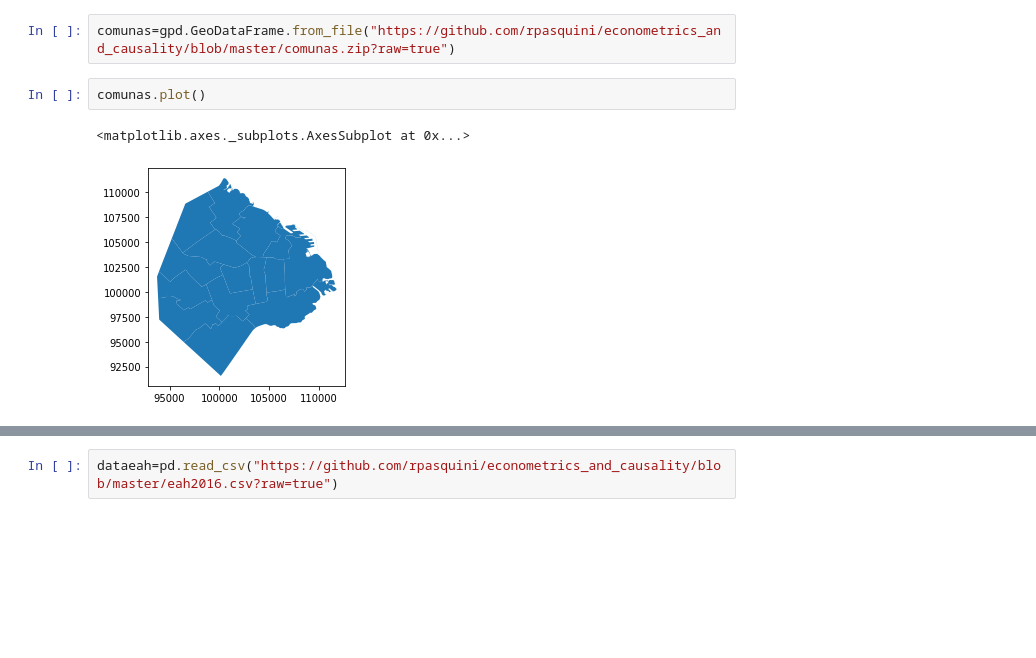
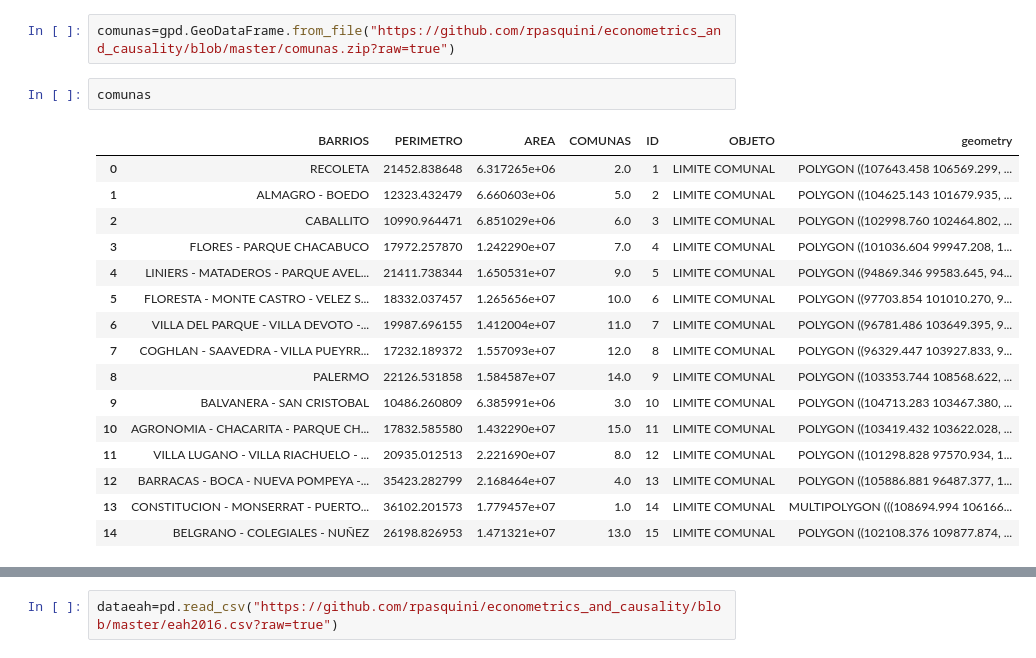
Before and after one commit to rpasquini/metodos_cuantitativos, a Jupyter notebook: 5_Modelos_de_Clasificacion.ipynb, the cells around one changed output, grey strips where cells are left out. Drawn from its saved outputs; the diff is of its cells as text; blank space fills up the shorter version.

```diff
--- a/5_Modelos_de_Clasificacion.ipynb
+++ b/5_Modelos_de_Clasificacion.ipynb
@@ -239,7 +237,21 @@ dedu_ter_o_mas     0.1626      0.087      1.869      0.062      -0.008       0.3
 # %%
 comunas=gpd.GeoDataFrame.from_file("https://github.com/rpasquini/econometrics_and_causality/blob/master/comunas.zip?raw=true")
 # %%
-comunas.plot()
+comunas
 # %% [output]
-<matplotlib.axes._subplots.AxesSubplot at 0x...>
-[figure, removed]
+|  | BARRIOS | PERIMETRO | AREA | COMUNAS | ID | OBJETO | geometry |
+| 0 | RECOLETA | 21452.838648 | 6.317265e+06 | 2.0 | 1 | LIMITE COMUNAL | POLYGON ((107643.458 106569.299, ... |
+| 1 | ALMAGRO - BOEDO | 12323.432479 | 6.660603e+06 | 5.0 | 2 | LIMITE COMUNAL | POLYGON ((104625.143 101679.935, ... |
+| 2 | CABALLITO | 10990.964471 | 6.851029e+06 | 6.0 | 3 | LIMITE COMUNAL | POLYGON ((102998.760 102464.802, ... |
+| 3 | FLORES - PARQUE CHACABUCO | 17972.257870 | 1.242290e+07 | 7.0 | 4 | LIMITE COMUNAL | POLYGON ((101036.604 99947.208, 1... |
+| 4 | LINIERS - MATADEROS - PARQUE AVEL... | 21411.738344 | 1.650531e+07 | 9.0 | 5 | LIMITE COMUNAL | POLYGON ((94869.346 99583.645, 94... |
+| 5 | FLORESTA - MONTE CASTRO - VELEZ S... | 18332.037457 | 1.265656e+07 | 10.0 | 6 | LIMITE COMUNAL | POLYGON ((97703.854 101010.270, 9... |
+| 6 | VILLA DEL PARQUE - VILLA DEVOTO -... | 19987.696155 | 1.412004e+07 | 11.0 | 7 | LIMITE COMUNAL | POLYGON ((96781.486 103649.395, 9... |
+| 7 | COGHLAN - SAAVEDRA - VILLA PUEYRR... | 17232.189372 | 1.557093e+07 | 12.0 | 8 | LIMITE COMUNAL | POLYGON ((96329.447 103927.833, 9... |
+| 8 | PALERMO | 22126.531858 | 1.584587e+07 | 14.0 | 9 | LIMITE COMUNAL | POLYGON ((103353.744 108568.622, ... |
+| 9 | BALVANERA - SAN CRISTOBAL | 10486.260809 | 6.385991e+06 | 3.0 | 10 | LIMITE COMUNAL | POLYGON ((104713.283 103467.380, ... |
+| 10 | AGRONOMIA - CHACARITA - PARQUE CH... | 17832.585580 | 1.432290e+07 | 15.0 | 11 | LIMITE COMUNAL | POLYGON ((103419.432 103622.028, ... |
+| 11 | VILLA LUGANO - VILLA RIACHUELO - ... | 20935.012513 | 2.221690e+07 | 8.0 | 12 | LIMITE COMUNAL | POLYGON ((101298.828 97570.934, 1... |
+| 12 | BARRACAS - BOCA - NUEVA POMPEYA -... | 35423.282799 | 2.168464e+07 | 4.0 | 13 | LIMITE COMUNAL | POLYGON ((105886.881 96487.377, 1... |
+| 13 | CONSTITUCION - MONSERRAT - PUERTO... | 36102.201573 | 1.779457e+07 | 1.0 | 14 | LIMITE COMUNAL | MULTIPOLYGON (((108694.994 106166... |
+| 14 | BELGRANO - COLEGIALES - NUÑEZ | 26198.826953 | 1.471321e+07 | 13.0 | 15 | LIMITE COMUNAL | POLYGON ((102108.376 109877.874, ... |
```
Also changed, not shown: parts of 9 cells of this notebook.
